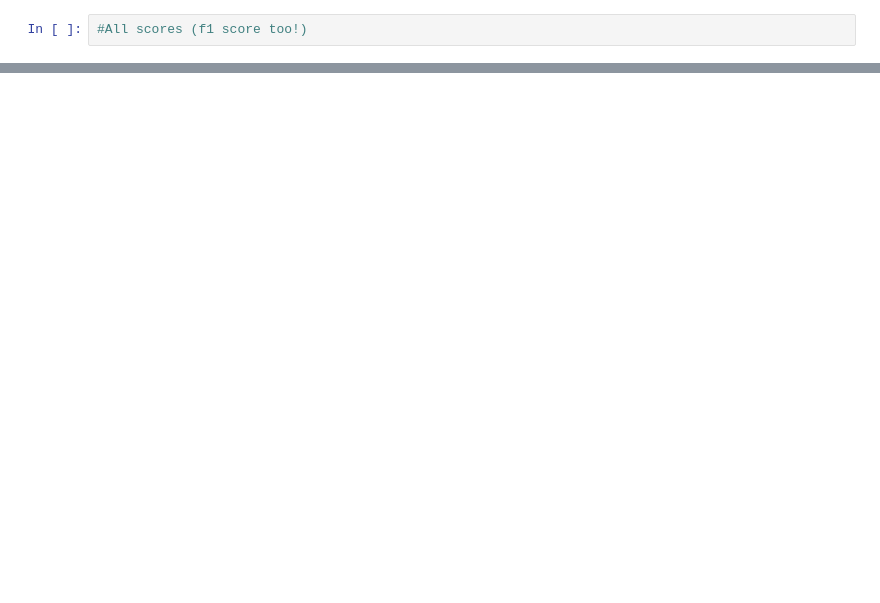
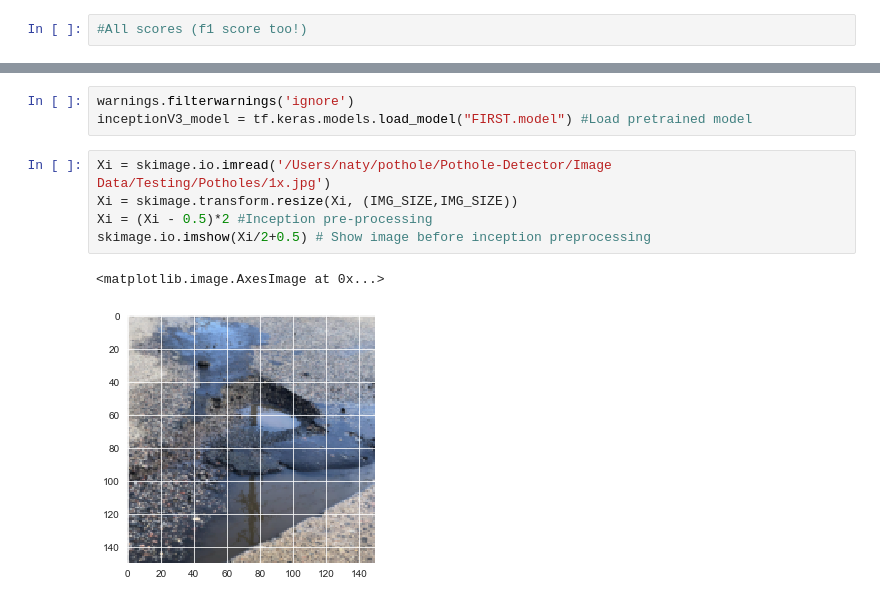
Before and after one commit to ntsegaw/Pothole-Detector, a Jupyter notebook: Phase 5 Capstone.ipynb, the cells around one changed output, grey strips where cells are left out. Saved outputs shown, nothing was run; the diff lists cells and outputs as text; blank space fills up the shorter version.

```diff
--- a/Phase 5 Capstone.ipynb
+++ b/Phase 5 Capstone.ipynb
@@ -224,0 +354,11 @@ array([[0.]], dtype=float32)
+# %%
+warnings.filterwarnings('ignore')
+inceptionV3_model = tf.keras.models.load_model("FIRST.model") #Load pretrained model
+# %%
+Xi = skimage.io.imread('/Users/naty/pothole/Pothole-Detector/Image Data/Testing/Potholes/1x.jpg')
+Xi = skimage.transform.resize(Xi, (IMG_SIZE,IMG_SIZE))
+Xi = (Xi - 0.5)*2 #Inception pre-processing
+skimage.io.imshow(Xi/2+0.5) # Show image before inception preprocessing
+# %% [output]
+<matplotlib.image.AxesImage at 0x...>
+[figure, added]
```
Also changed, not shown: parts of 31 cells of this notebook, 1 other file.
